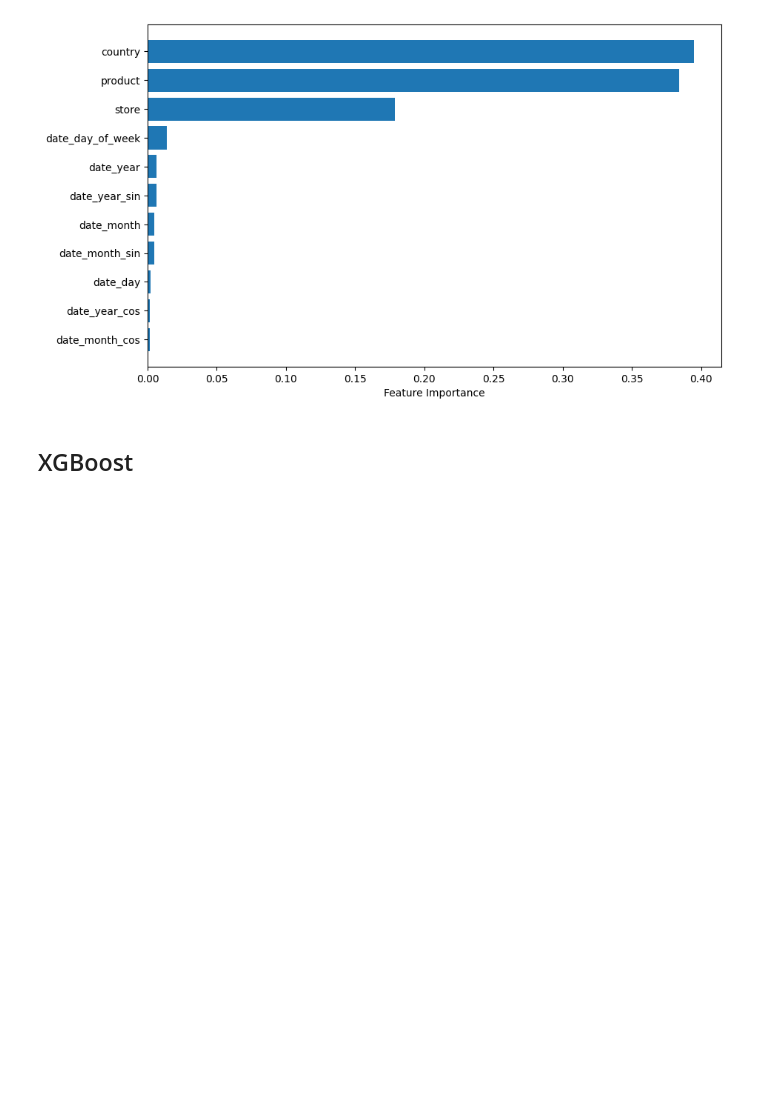
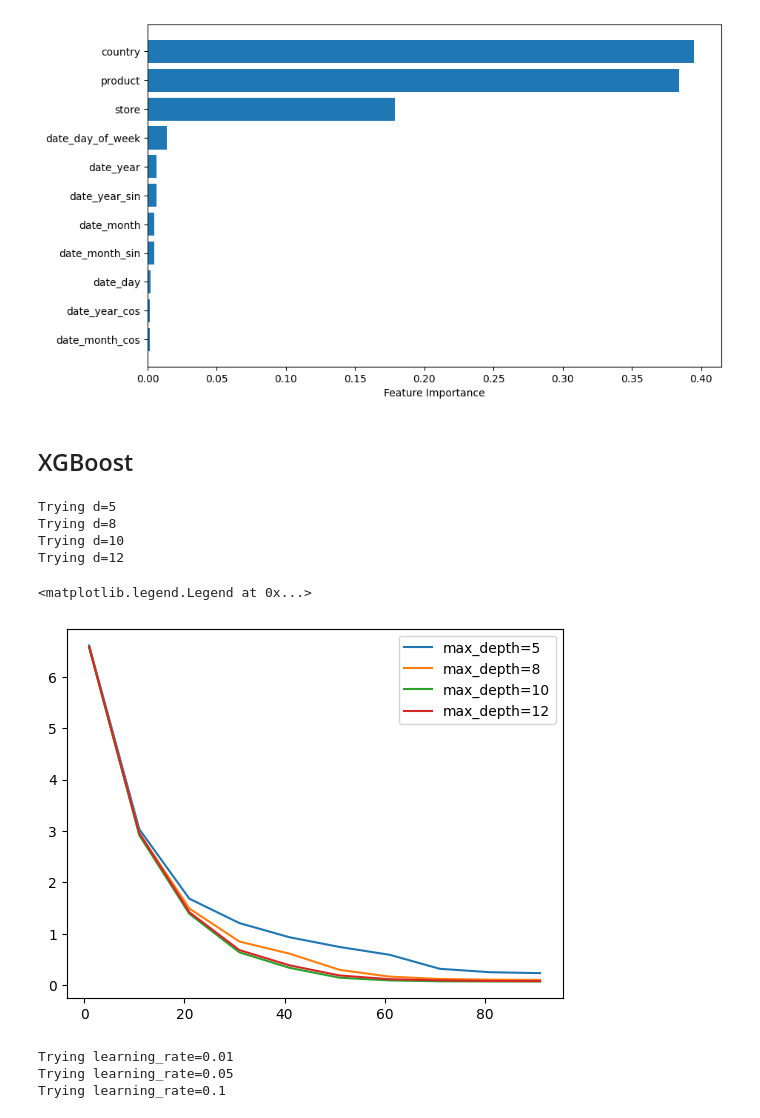
Before and after one commit to Koda98/sticker-sales-forecasting, a Jupyter notebook: notebook.ipynb, the cells around one changed output. Drawn from its saved outputs; the diff is of its cells as text; code cells hidden in the pictures; blank space fills up the shorter version.

Commit message:
Added XGBoost model

```diff
--- a/notebook.ipynb
+++ b/notebook.ipynb
@@ -478,3 +480,51 @@ plt.show()
 [figure]
 # %% [markdown]
 ## XGBoost
+# %%
+params = {
+    'learning_rate': 0.1,
+    'max_depth': 5,
+    'min_child_weight': 1,
+    'n_estimators': 100,
+
+    'objective': 'reg:absoluteerror',
+    'eval_metric': 'mape',
+
+    'seed': SEED,
+    'verbosity': 1,
+    'n_jobs': -1
+}
+# %%
+# params = xgb_default_params.copy()
+depths = [5, 8, 10, 12]
+
+overall_scores = []
+for d in depths:
+    print(f'Trying d={d}')
+    params['max_depth'] = d
+    for n in range(1, 101, 10):
+        params['n_estimators'] = n
+        model = XGBRegressor(**params)
+        model.fit(X_train, y_train)
+        y_pred = model.predict(X_val)
+        mape = mean_absolute_percentage_error(y_val, y_pred)
+        overall_scores.append((d, n, mape))
+# %% [output]
+Trying d=5
+Trying d=8
+Trying d=10
+Trying d=12
+# %%
+columns = ['max_depth', 'n_estimators', 'mape']
+df_scores = pd.DataFrame(overall_scores, columns=columns)
+# %%
+for d in depths:
+    df_subset = df_scores[df_scores.max_depth == d]
+
+    plt.plot(df_subset.n_estimators, df_subset.mape,
+            label='max_depth=%d' % d)
+
+plt.legend()
+# %% [output]
+<matplotlib.legend.Legend at 0x...>
+[figure, added]
@@ -480,0 +534,19 @@ plt.show()
+# %%
+# params = xgb_default_params.copy()
+learning_rates = [0.01, 0.05, 0.1]
+
+overall_scores = []
+for lr in learning_rates:
+    print(f'Trying learning_rate={lr}')
+    params['learning_rate'] = lr
+    for n in range(1, 101, 10):
+        params['n_estimators'] = n
+        model = XGBRegressor(**params)
+        model.fit(X_train, y_train)
+        y_pred = model.predict(X_val)
+        mape = mean_absolute_percentage_error(y_val, y_pred)
+        overall_scores.append((lr, n, mape))
+# %% [output]
+Trying learning_rate=0.01
+Trying learning_rate=0.05
+Trying learning_rate=0.1
```
Also changed, not shown: parts of 10 cells of this notebook.
